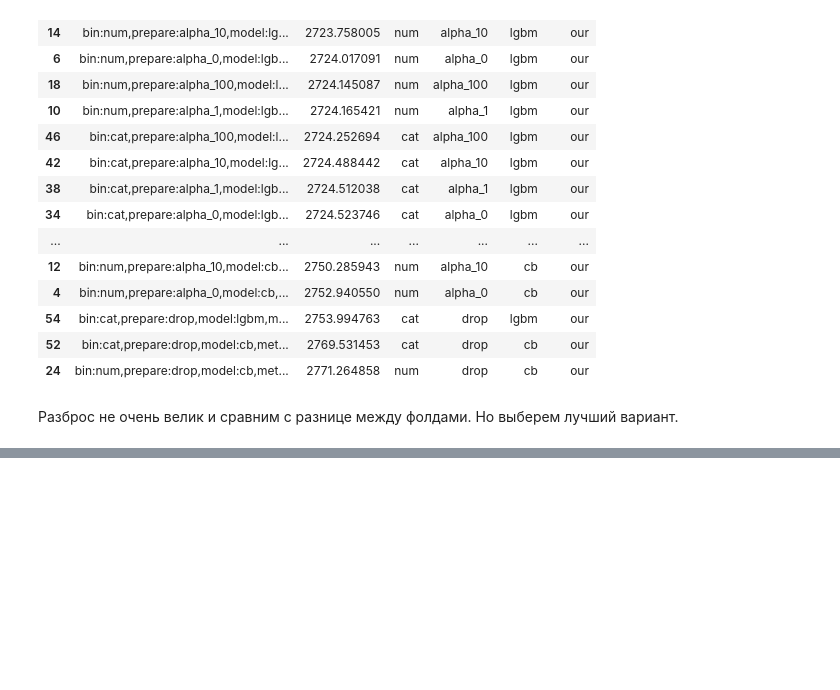
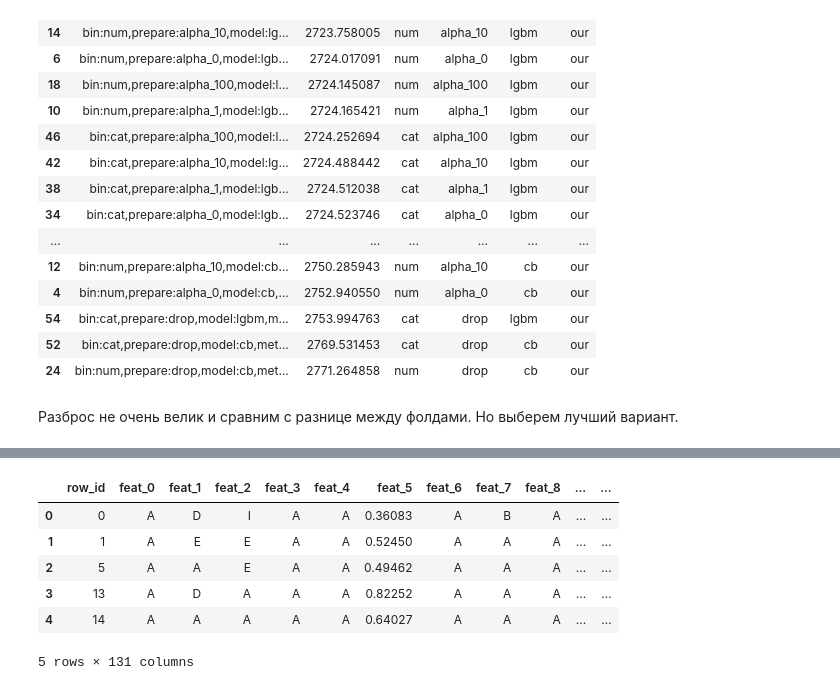
Before and after one commit to Udimus/sber_task, a Jupyter notebook: notebooks/Train_and_compare_models.ipynb, the cells around one changed output, grey strips where cells are left out. Saved outputs shown, nothing was run; the diff lists cells and outputs as text; code cells hidden in the pictures; blank space fills up the shorter version.

Commit message:
Prepare test predictions.

```diff
--- a/notebooks/Train_and_compare_models.ipynb
+++ b/notebooks/Train_and_compare_models.ipynb
@@ -312,0 +432,12 @@ scores_mean_best_df.sort_values(by='mean_score', ascending=True)
+# %%
+test_data = pd.read_csv(os.path.join(DATA_PATH, TEST_FILE))
+# %%
+test_data.head()
+# %% [output]
+|  | row_id | feat_0 | feat_1 | feat_2 | feat_3 | feat_4 | feat_5 | feat_6 | feat_7 | feat_8 | ... | ... |
+| 0 | 0 | A | D | I | A | A | 0.36083 | A | B | A | ... | ... |
+| 1 | 1 | A | E | E | A | A | 0.52450 | A | A | A | ... | ... |
+| 2 | 5 | A | A | E | A | A | 0.49462 | A | A | A | ... | ... |
+| 3 | 13 | A | D | A | A | A | 0.82252 | A | A | A | ... | ... |
+| 4 | 14 | A | A | A | A | A | 0.64027 | A | A | A | ... | ... |
+5 rows × 131 columns
```
Also changed, not shown: parts of 10 cells of this notebook, 6 other files.
